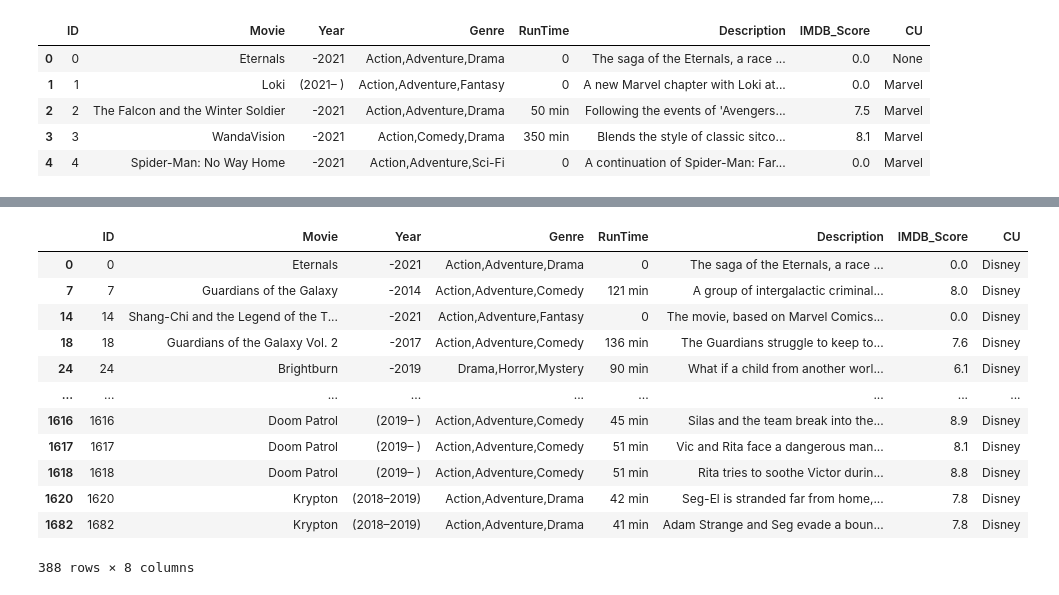
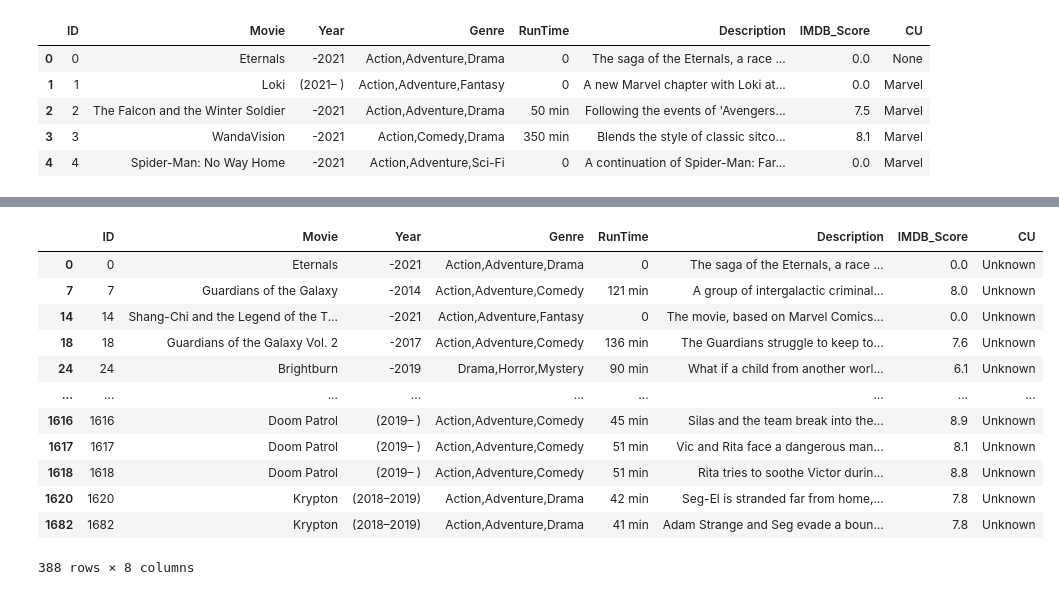
Before and after one commit to aniketmj1/Marvel_vs_DC_EDA, a Jupyter notebook: marvelVS_dc.ipynb, the cells around one changed output, grey strips where cells are left out. Cells and saved outputs as stored; diff of their text form; code cells hidden in the pictures.

```diff
--- a/marvelVS_dc.ipynb
+++ b/marvelVS_dc.ipynb
@@ -108,5 +127,5 @@ df.head(5)
 # %%
 df['CU'].astype(str)
-df['CU'].fillna('Disney',inplace=True)
+df['CU'].fillna('Unknown',inplace=True)
 df[df['CU'].isnull()]
 # %% [output]
@@ -119,17 +144,17 @@ df.groupby('CU').size().plot(kind='bar')
 # %%
-df[df['CU'] == 'Disney']
+df[df['CU'] == 'Unknown']
 # %% [output]
 |  | ID | Movie | Year | Genre | RunTime | Description | IMDB_Score | CU |
-| 0 | 0 | Eternals | -2021 | Action,Adventure,Drama | 0 | The saga of the Eternals, a race ... | 0.0 | Disney |
-| 7 | 7 | Guardians of the Galaxy | -2014 | Action,Adventure,Comedy | 121 min | A group of intergalactic criminal... | 8.0 | Disney |
-| 14 | 14 | Shang-Chi and the Legend of the T... | -2021 | Action,Adventure,Fantasy | 0 | The movie, based on Marvel Comics... | 0.0 | Disney |
-| 18 | 18 | Guardians of the Galaxy Vol. 2 | -2017 | Action,Adventure,Comedy | 136 min | The Guardians struggle to keep to... | 7.6 | Disney |
-| 24 | 24 | Brightburn | -2019 | Drama,Horror,Mystery | 90 min | What if a child from another worl... | 6.1 | Disney |
+| 0 | 0 | Eternals | -2021 | Action,Adventure,Drama | 0 | The saga of the Eternals, a race ... | 0.0 | Unknown |
+| 7 | 7 | Guardians of the Galaxy | -2014 | Action,Adventure,Comedy | 121 min | A group of intergalactic criminal... | 8.0 | Unknown |
+| 14 | 14 | Shang-Chi and the Legend of the T... | -2021 | Action,Adventure,Fantasy | 0 | The movie, based on Marvel Comics... | 0.0 | Unknown |
+| 18 | 18 | Guardians of the Galaxy Vol. 2 | -2017 | Action,Adventure,Comedy | 136 min | The Guardians struggle to keep to... | 7.6 | Unknown |
+| 24 | 24 | Brightburn | -2019 | Drama,Horror,Mystery | 90 min | What if a child from another worl... | 6.1 | Unknown |
 | ... | ... | ... | ... | ... | ... | ... | ... | ... |
-| 1616 | 1616 | Doom Patrol | (2019– ) | Action,Adventure,Comedy | 45 min | Silas and the team break into the... | 8.9 | Disney |
-| 1617 | 1617 | Doom Patrol | (2019– ) | Action,Adventure,Comedy | 51 min | Vic and Rita face a dangerous man... | 8.1 | Disney |
-| 1618 | 1618 | Doom Patrol | (2019– ) | Action,Adventure,Comedy | 51 min | Rita tries to soothe Victor durin... | 8.8 | Disney |
-| 1620 | 1620 | Krypton | (2018–2019) | Action,Adventure,Drama | 42 min | Seg-El is stranded far from home,... | 7.8 | Disney |
-| 1682 | 1682 | Krypton | (2018–2019) | Action,Adventure,Drama | 41 min | Adam Strange and Seg evade a boun... | 7.8 | Disney |
+| 1616 | 1616 | Doom Patrol | (2019– ) | Action,Adventure,Comedy | 45 min | Silas and the team break into the... | 8.9 | Unknown |
+| 1617 | 1617 | Doom Patrol | (2019– ) | Action,Adventure,Comedy | 51 min | Vic and Rita face a dangerous man... | 8.1 | Unknown |
+| 1618 | 1618 | Doom Patrol | (2019– ) | Action,Adventure,Comedy | 51 min | Rita tries to soothe Victor durin... | 8.8 | Unknown |
+| 1620 | 1620 | Krypton | (2018–2019) | Action,Adventure,Drama | 42 min | Seg-El is stranded far from home,... | 7.8 | Unknown |
+| 1682 | 1682 | Krypton | (2018–2019) | Action,Adventure,Drama | 41 min | Adam Strange and Seg evade a boun... | 7.8 | Unknown |
 388 rows × 8 columns
 # %%
```
Also changed, not shown: parts of 15 cells of this notebook.
